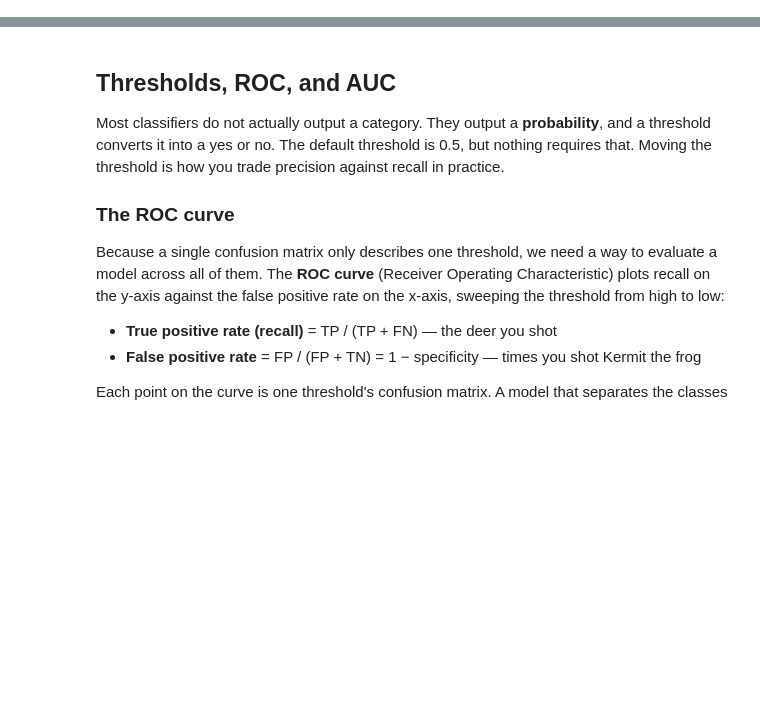
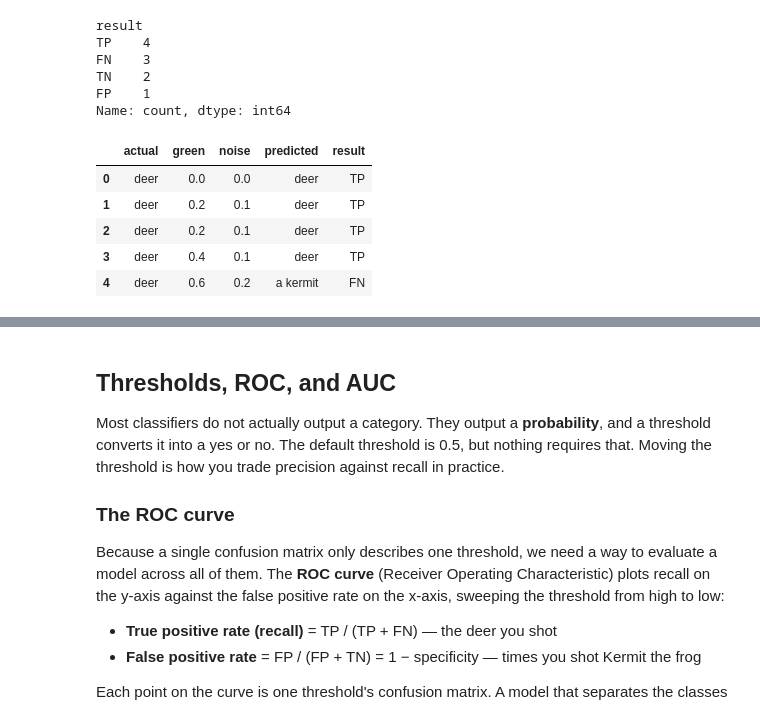
Before and after one commit to profgarrett/jsgames, a Jupyter notebook: static/pages/course_model/ml03-category-prediction/index.ipynb, the cells around one changed output, grey strips where cells are left out. Cells and saved outputs as stored; diff of their text form; code cells hidden in the pictures; blank space fills up the shorter version.

```diff
--- a/static/pages/course_model/ml03-category-prediction/index.ipynb
+++ b/static/pages/course_model/ml03-category-prediction/index.ipynb
@@ -95,31 +105,44 @@ The question is never "which metric is best?" It is "which error costs more?"
 # %%
 ## Building metrics in Python
 import pandas as pd
 import matplotlib.pyplot as plt
 
 from sklearn.metrics import confusion_matrix, confusion_matrix_at_thresholds
 from sklearn.metrics import classification_report, ConfusionMatrixDisplay
 
 # Create a new table showing reality and predictions
 df = pd.DataFrame({
     'actual': ['deer', 'deer', 'deer', 'deer', 'deer', 'deer', 'deer', 'a kermit', 'a kermit', 'a kermit'],
     'green': [0, 0.2, 0.2, 0.4, .6, 0.8, 0.9, 0.2, 0.6, 1],
     'noise': [0, 0.1, 0.1, 0.1, 0.2, 0.2, 1, 0.2, 0.8, 0.9 ]})
 
 # Create a new column with the predicted values based on a threshold of 0.5
 GREEN_THRESHOLD = 0.5
 df = df.assign( predicted = df['green'].apply(lambda x: 'a kermit' if x > GREEN_THRESHOLD else 'deer'))
 
 # Show a table with the results of the predictions (TP, FP, TN, FN)
 df = df.assign( result = df.apply(lambda x: 'TP' if x['actual'] == 'deer' and x['predicted'] == 'deer' else (
     'FP' if x['actual'] == 'a kermit' and x['predicted'] == 'deer' else (
     'TN' if x['actual'] == 'a kermit' and x['predicted'] == 'a kermit' else (
     'FN'))), axis=1))
 
 # Print a count of each result
 print(df['result'].value_counts())
 
-df
+df.head()
+# %% [output]
+result
+TP    4
+FN    3
+TN    2
+FP    1
+Name: count, dtype: int64
+|  | actual | green | noise | predicted | result |
+| 0 | deer | 0.0 | 0.0 | deer | TP |
+| 1 | deer | 0.2 | 0.1 | deer | TP |
+| 2 | deer | 0.2 | 0.1 | deer | TP |
+| 3 | deer | 0.4 | 0.1 | deer | TP |
+| 4 | deer | 0.6 | 0.2 | a kermit | FN |
 # %%
 # Create a confusion matrix
 #   actual values
```
Also changed, not shown: parts of 6 cells of this notebook, 12 other files.
